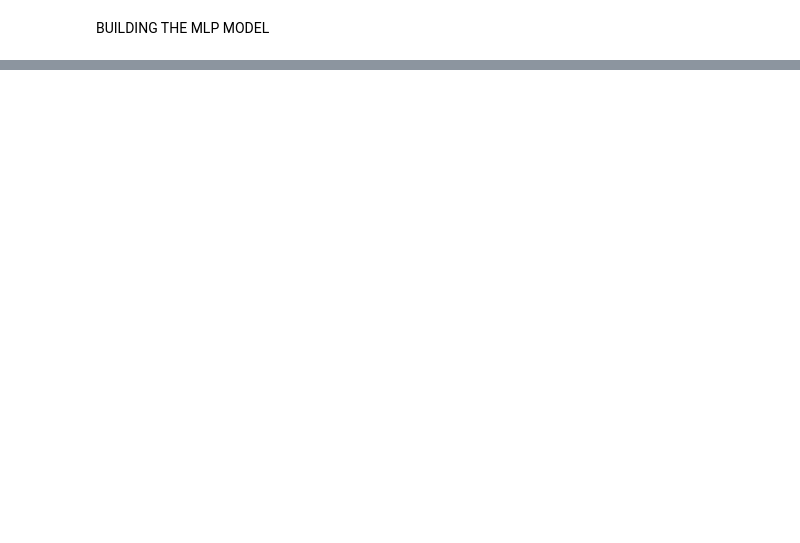
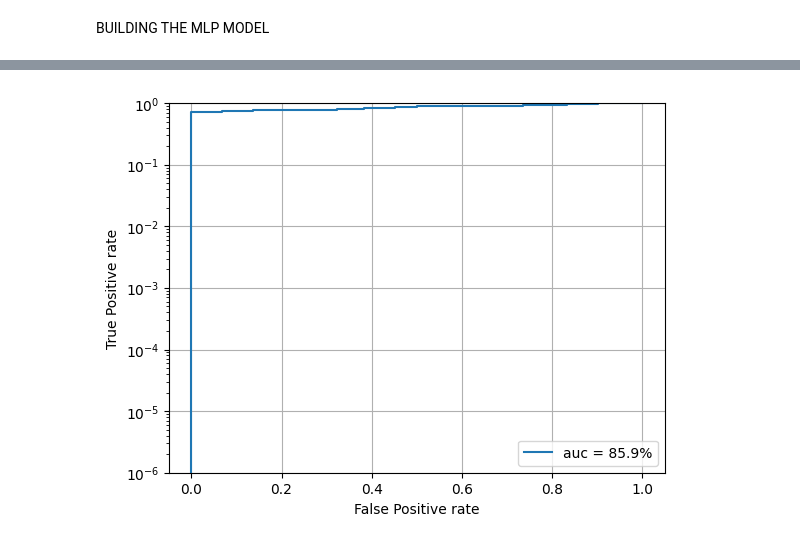
Before and after one commit to NoemiTagliavacche/ML_course_Pavia_23, a Jupyter notebook: Exam/MLP.ipynb, the cells around one changed output, grey strips where cells are left out. Cells and saved outputs as stored; diff of their text form; code cells hidden in the pictures; blank space fills up the shorter version.

```diff
--- a/Exam/MLP.ipynb
+++ b/Exam/MLP.ipynb
@@ -85,0 +65,3 @@ Error:
+# %%
+input_shape = X_train.shape[1]
+dropoutRate = 0.25
@@ -85,0 +164,22 @@ Error:
+# %%
+labels = ['Physical Matrix', 'Non Physical Matrix']
+
+import pandas as pd
+from sklearn.metrics import roc_curve, auc
+predict_val = model.predict(X_val)
+df = pd.DataFrame()
+
+plt.figure()
+
+fpr, tpr, threshold = roc_curve(Y_val,predict_val) #per fare la curva ROC
+auc1= auc(fpr, tpr) #calcolo AUC che mi dice quanto è buono il mio modello (calcola l'area sotto la ROC curve)
+
+plt.plot(fpr,tpr,label='auc = %.1f%%'%(auc1*100.))
+plt.semilogy()
+plt.xlabel("False Positive rate")
+plt.ylabel("True Positive rate")
+plt.ylim(0.000001,1)
+plt.grid(True)
+plt.legend(loc='lower right')
+plt.show()
+# %% [output]
@@ -85,0 +187 @@ Error:
+[figure, added]
```
Also changed, not shown: parts of 11 cells of this notebook.
